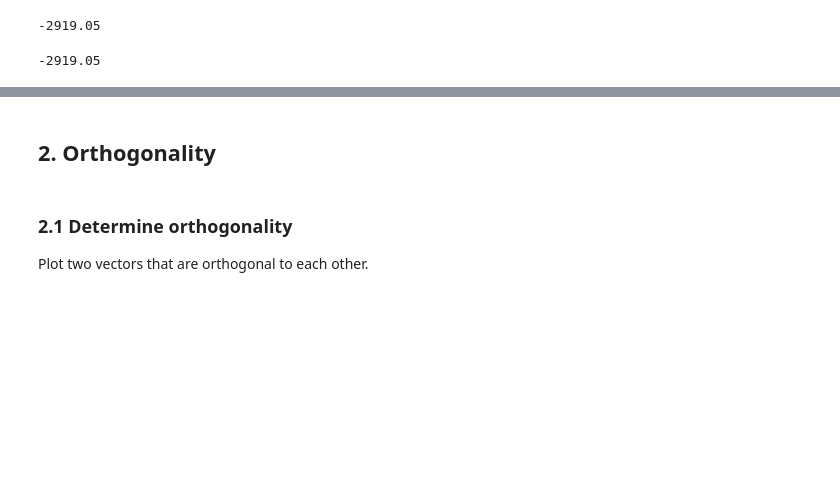
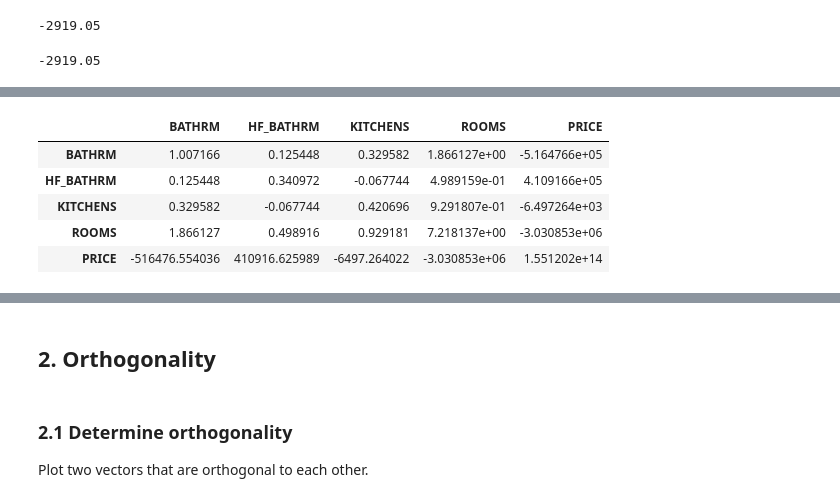
Before and after one commit to lfr4704/DS-Unit-1-Sprint-3-Linear-Algebra, a Jupyter notebook: module2-intermediate-linear-algebra/LS_DS_132_Solutions.ipynb, the cells around one changed output, grey strips where cells are left out. Cells and saved outputs as stored; diff of their text form; code cells hidden in the pictures; blank space fills up the shorter version.

```diff
--- a/module2-intermediate-linear-algebra/LS_DS_132_Solutions.ipynb
+++ b/module2-intermediate-linear-algebra/LS_DS_132_Solutions.ipynb
@@ -189,0 +153,10 @@ titanic.corr()
+# %%
+# calculate the covariance for the entire dataset
+houses.cov()
+# %% [output]
+|  | BATHRM | HF_BATHRM | KITCHENS | ROOMS | PRICE |
+| BATHRM | 1.007166 | 0.125448 | 0.329582 | 1.866127e+00 | -5.164766e+05 |
+| HF_BATHRM | 0.125448 | 0.340972 | -0.067744 | 4.989159e-01 | 4.109166e+05 |
+| KITCHENS | 0.329582 | -0.067744 | 0.420696 | 9.291807e-01 | -6.497264e+03 |
+| ROOMS | 1.866127 | 0.498916 | 0.929181 | 7.218137e+00 | -3.030853e+06 |
+| PRICE | -516476.554036 | 410916.625989 | -6497.264022 | -3.030853e+06 | 1.551202e+14 |
```
Also changed, not shown: parts of 24 cells of this notebook.
